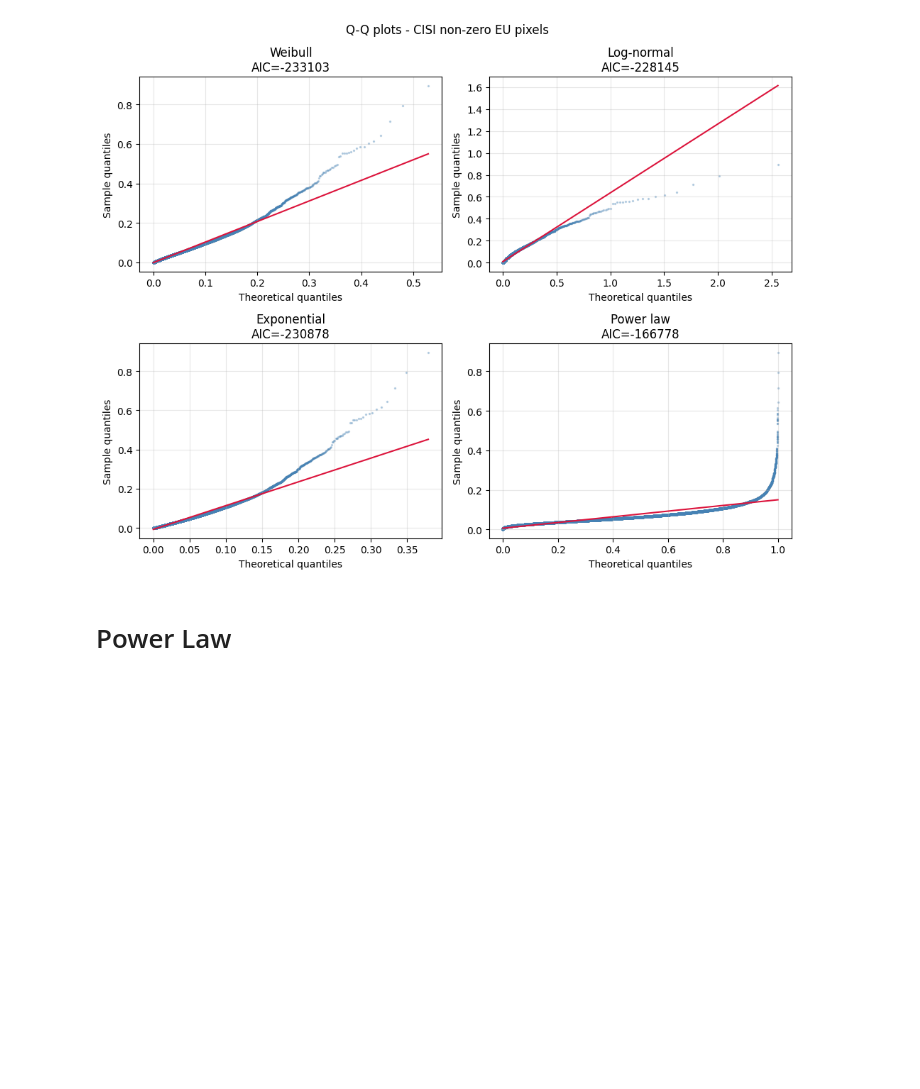
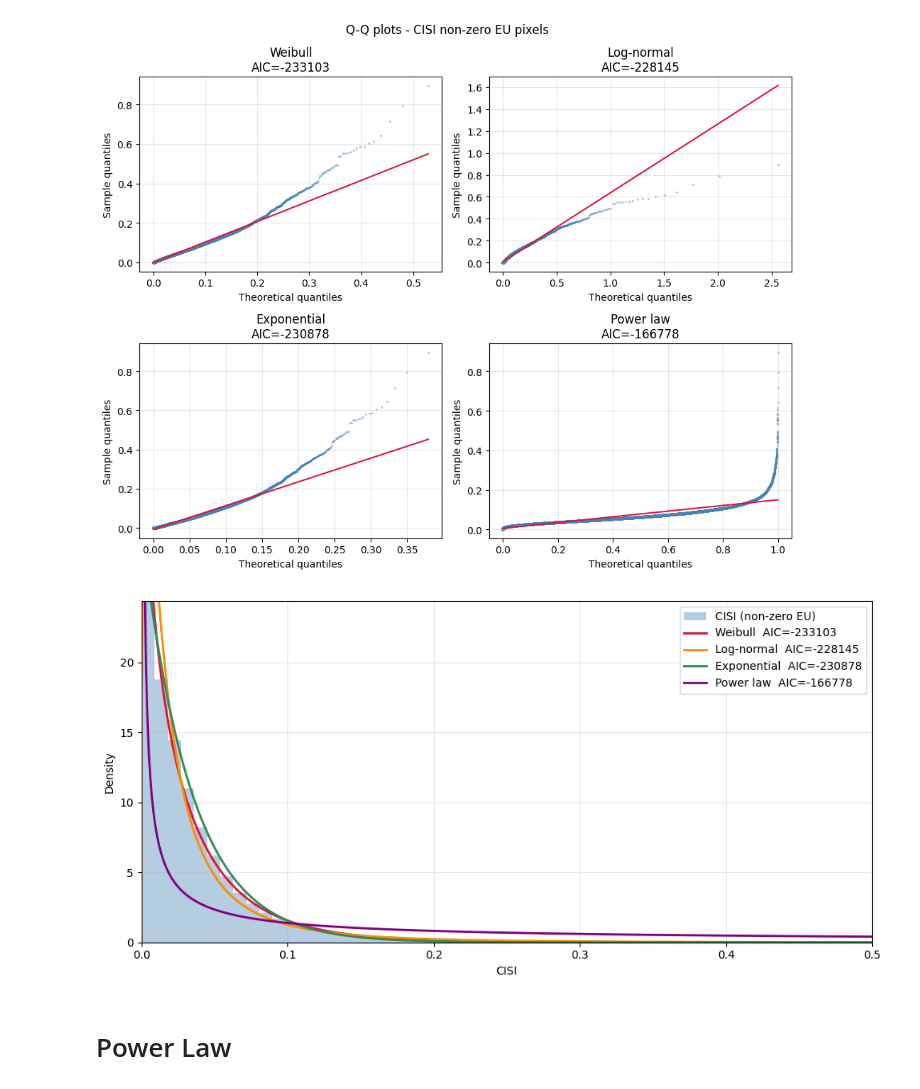
Before and after one commit to Messanella/Thesis_code, a Jupyter notebook: CISI_analysis.ipynb, the cells around one changed output. Cells and saved outputs as stored; diff of their text form; code cells hidden in the pictures; blank space fills up the shorter version.

```diff
--- a/CISI_analysis.ipynb
+++ b/CISI_analysis.ipynb
@@ -174,6 +174,29 @@ Exponential      -230877.6  -230860.1     0.0504     0.0000
 Power law        -166778.1  -166751.7     0.3653     0.0000
 Best fit by AIC: Weibull
 [figure]
+# %%
+x = np.linspace(1e-6, 0.5, 500)
+colors = {'Weibull': 'crimson', 'Log-normal': 'darkorange', 'Exponential': 'seagreen', 'Power law': 'purple'}
+
+fig, ax = plt.subplots(figsize=(10, 5))
+counts, bin_edges, _ = ax.hist(data, bins=100, density=True, color='steelblue', alpha=0.4, label='CISI (non-zero EU)')
+
+for name, f in fits.items():
+    pdf = f['dist'].pdf(x, *f['params'])
+    ax.plot(x, pdf, color=colors[name], lw=2, label=name + '  AIC=' + str(round(f['aic'])))
+
+ymax = counts[1:].max() * 1.3
+ax.set_ylim(0, ymax)
+ax.set_xlim(0, 0.5)
+ax.set_xlabel('CISI')
+ax.set_ylabel('Density')
+ax.set_title('')
+ax.legend()
+ax.grid(alpha=0.3)
+plt.tight_layout()
+plt.show()
+# %% [output]
+[figure, added]
 # %% [markdown]
 # Power Law
 # %%
```
Also changed, not shown: 2 other files.
